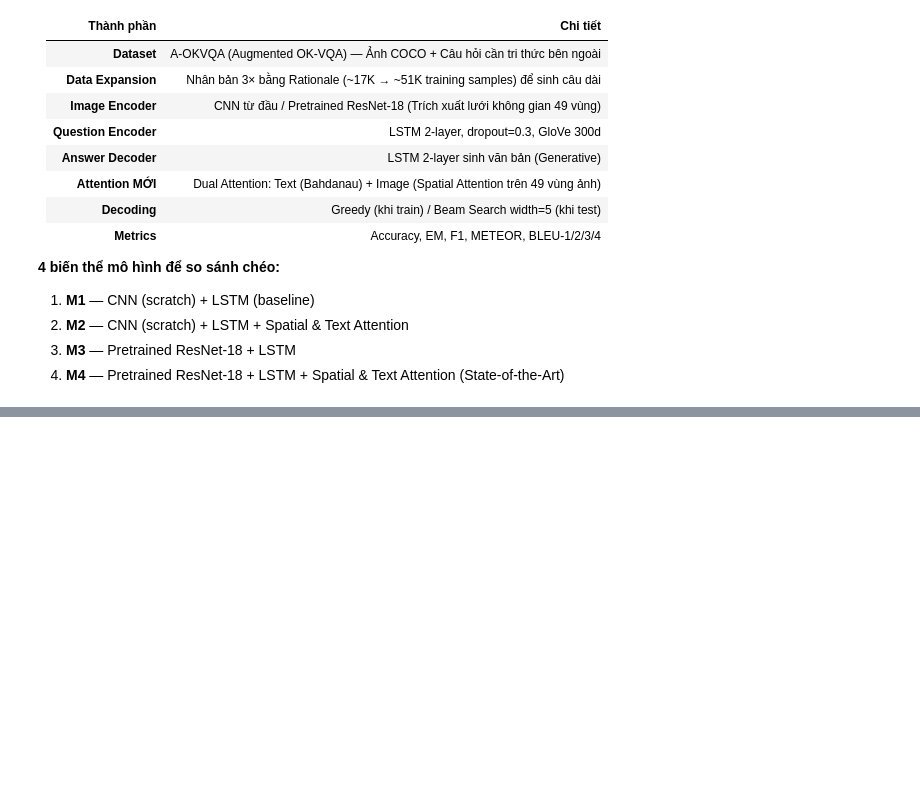
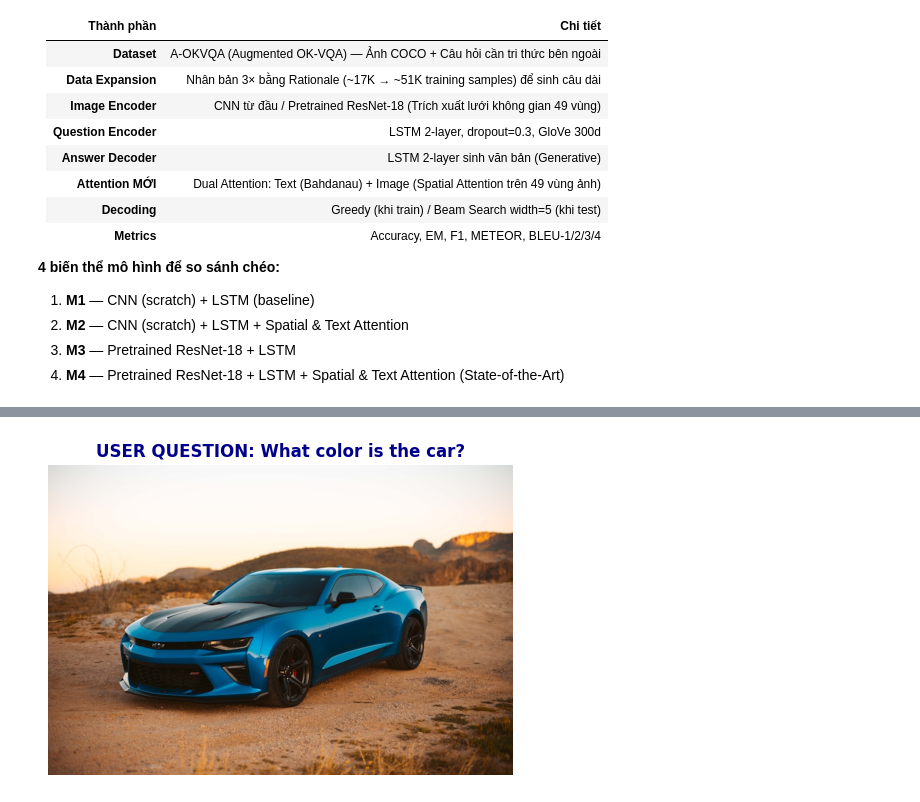
Before and after one commit to QuangVoAI/DL_VQA_Project, a Jupyter notebook: VQA.ipynb, the cells around one changed output, grey strips where cells are left out. Saved outputs shown, nothing was run; the diff lists cells and outputs as text; code cells hidden in the pictures; blank space fills up the shorter version.

Commit message:
fix_configure

```diff
--- a/VQA.ipynb
+++ b/VQA.ipynb
@@ -61,7 +80,7 @@ from src.utils.visualization import (
 )
 
 # Load config & setup
-cfg = Config.from_yaml("configs/default.yaml")
+cfg = Config.from_yaml("/kaggle/input/datasets/xuanquangvo/wangvqa/configs/default.yaml")
 set_seed(cfg.seed)
 logger = setup_logging(cfg.log_dir)
 device = get_device() if cfg.device == "auto" else torch.device(cfg.device)
@@ -332,80 +443,89 @@ models_dict[attn_model_name].cpu()
 # %%
+import torch
+import matplotlib.pyplot as plt
 import urllib.request
 from PIL import Image
 
-def predict_custom_sample(model, image_path_or_url, question_text, device, q_vocab, a_vocab, transform):
+def predict_with_all_models(models_dict, image_path_or_url, question_text, device, q_vocab, a_vocab, transform):
     """
-    Hàm hỗ trợ dự đoán câu trả lời cho một ảnh và câu hỏi bất kỳ.
+    Dự đoán câu trả lời bằng cách chạy qua tất cả 4 mô hình để so sánh.
     """
-    model.eval()
-
-    # 1. Tải ảnh từ URL hoặc đường dẫn local
+    # 1. Tải ảnh (Chỉ tải 1 lần để tiết kiệm tài nguyên)
     try:
         if image_path_or_url.startswith('http'):
             req = urllib.request.urlopen(image_path_or_url)
             image = Image.open(req).convert('RGB')
         else:
             image = Image.open(image_path_or_url).convert('RGB')
     except Exception as e:
-        print(f"Lỗi không thể tải ảnh: {e}")
+        print(f"❌ Lỗi không thể tải ảnh: {e}")
         return
 
-    # Hiển thị ảnh
-    plt.figure(figsize=(5, 5))
+    # Hiển thị ảnh mẫu
+    plt.figure(figsize=(6, 6))
     plt.imshow(image)
     plt.axis('off')
-    plt.title(f"Q: {question_text}", fontsize=12, fontweight="bold")
+    plt.title(f"USER QUESTION: {question_text}", fontsize=12, fontweight="bold", color='darkblue')
     plt.show()
 
-    # 2. Tiền xử lý ảnh (Resize, Normalize) -> tensor (1, 3, 224, 224)
+    # 2. Tiền xử lý ảnh thành tensor (1, 3, 224, 224)
     img_tensor = transform(image).unsqueeze(0).to(device)
 
-    # 3. Tiền xử lý câu hỏi (Tokenize) -> tensor (1, T)
+    # 3. Tiền xử lý câu hỏi thành tensor (1, T)
     q_tokens = [q_vocab.stoi["<SOS>"]] + q_vocab.numericalize(question_text) + [q_vocab.stoi["<EOS>"]]
     q_tensor = torch.tensor(q_tokens).unsqueeze(0).to(device)
-    q_len = torch.tensor([len(q_tokens)]) # Giữ length ở CPU
+    q_len = torch.tensor([len(q_tokens)])
 
-    # 4. Sinh câu trả lời (Sử dụng Beam Search để có kết quả tốt nhất)
-    with torch.no_grad():
-        gen_out = model.generate(
-            img_tensor, q_tensor, q_len,
-            use_beam=True, beam_width=5
-        )
+    print("\n" + "="*70)
+    print(f"{'BIẾN THỂ MÔ HÌNH':<25} | {'CÂU TRẢ LỜI DỰ ĐOÁN'}")
+    print("-" * 70)
 
-    # 5. Giải mã output tensor thành text
-    answer = decode_sequence(gen_out[0].cpu().tolist(), a_vocab)
+    # 4. Duyệt qua từng mô hình trong danh sách
+    # Giả sử models_dict = {'M1_Scratch_NoAttn': model1, ...}
+    for name, model in models_dict.items():
+        if model is None:
+            print(f"{name:<25} | [Mô hình chưa được nạp]")
+            continue
 
-    print("-" * 50)
-    print(f"🤖 Dự đoán của mô hình: {answer}")
-    print("-" * 50)
+        model.to(device)
+        model.eval()
 
-    return answer
+        with torch.no_grad():
+            # Sử dụng Beam Search để có kết quả tốt nhất cho phần demo
+            gen_out = model.generate(
+                img_tensor, q_tensor, q_len,
+                use_beam=True, beam_width=5
+            )
+
+        answer = decode_sequence(gen_out[0].cpu().tolist(), a_vocab)
+        print(f"{name:<25} | {answer}")
+
+        # GIẢI PHÓNG BỘ NHỚ: Đẩy model về CPU và xóa cache sau mỗi lượt
+        # Để tránh lỗi tràn RAM 28.1 GB như đã gặp
+        model.cpu()
+        if device.type == "cuda":
+            torch.cuda.empty_cache()
+        elif device.type == "mps":
+            torch.mps.empty_cache()
+
+    print("="*70 + "\n")
 
 # =====================================================================
-# THỰC THI DEMO TRỰC TIẾP
+# THỰC THI DEMO SO SÁNH
 # =====================================================================
 
-# Lấy mô hình có điểm F1 cao nhất từ bước đánh giá trước đó
-model_to_use = models_dict[best_name]
-model_to_use.to(device)
-print(f"Sử dụng mô hình xuất sắc nhất: {best_name}")
-
-# --- BẠN CÓ THỂ THAY ĐỔI URL ẢNH VÀ CÂU HỎI Ở ĐÂY ---
-test_url = "https://images.unsplash.com/photo-1543466835-00a7907e9de1?ixlib=rb-4.0.3&auto=format&fit=crop&w=800&q=80"
-test_question = "what animal is in the picture and what color is it?"
-
-# Chạy dự đoán
-predict_custom_sample(
-    model=model_to_use,
+# Đường dẫn ảnh và câu hỏi để test
+test_url = "https://images.unsplash.com/photo-1552519507-da3b142c6e3d?w=800"
+test_question = "What color is the car?"
+# Chạy so sánh
+predict_with_all_models(
+    models_dict=models_dict, # Dictionary chứa M1, M2, M3, M4 của bạn
     image_path_or_url=test_url,
     question_text=test_question,
     device=device,
     q_vocab=question_vocab,
     a_vocab=answer_vocab,
     transform=transform_eval
 )
-
-# Giải phóng bộ nhớ sau khi dự đoán
-model_to_use.cpu()
-if device.type == "mps": torch.mps.empty_cache()
-elif device.type == "cuda": torch.cuda.empty_cache()
+# %% [output]
+[figure, added]
```
Also changed, not shown: parts of 14 cells of this notebook, 2 other files.
